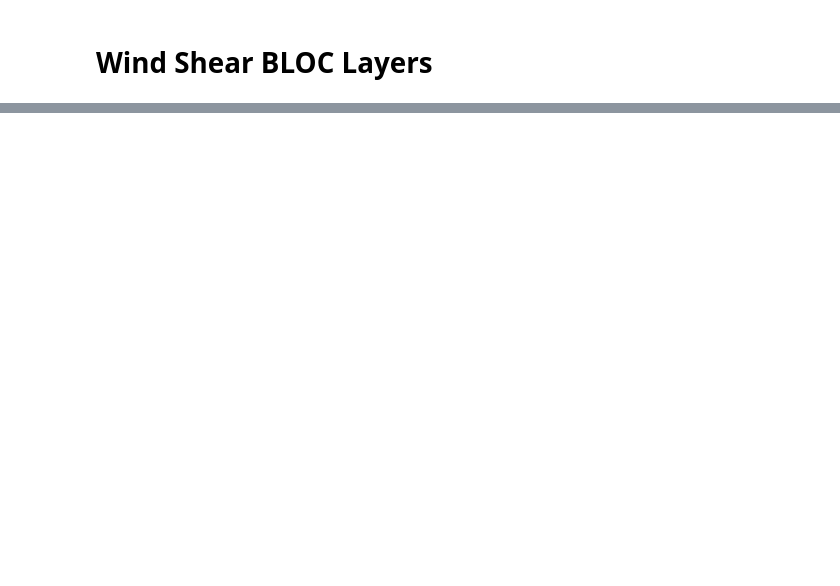
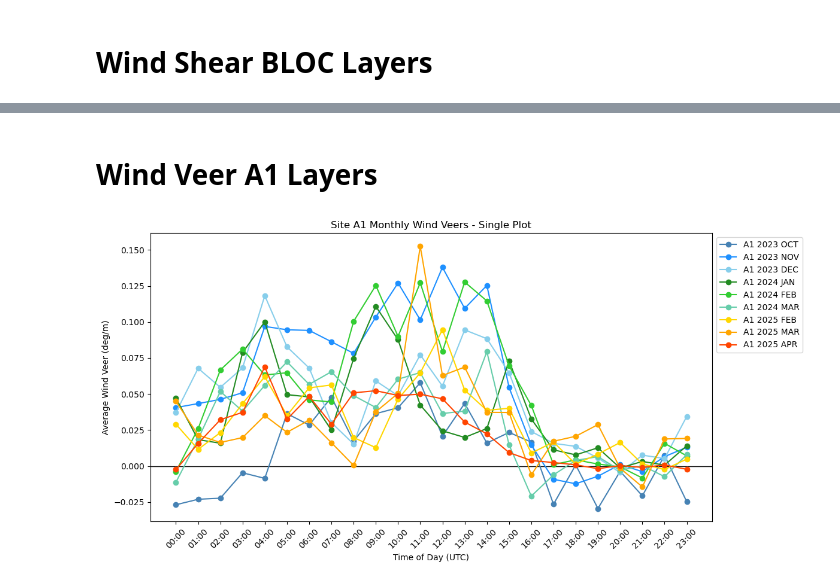
Before and after one commit to mirabelluo/AWAKEN-A1-A2_LiDAR, a Jupyter notebook: combined_monthly_plots.ipynb, the cells around one changed output, grey strips where cells are left out. Drawn from its saved outputs; the diff is of its cells as text; code cells hidden in the pictures; blank space fills up the shorter version.

Commit message:
new site! A1

```diff
--- a/combined_monthly_plots.ipynb
+++ b/combined_monthly_plots.ipynb
@@ -708,0 +732,71 @@ plotMultipleDataFrames(BLOC_dataframes[9:], labels=BLOC_labels[9:], title="BLOC
+# %% [markdown]
+# Wind Veer A1 Layers
+# %%
+import pandas as pd
+from datetime import datetime
+
+A1_directory = '/Users/mirabel.luo/Documents/AWAKEN/AWAKEN-A1-A2_LiDAR/SiteA1_Data'
+
+# Hardcoded function calls for each valid month
+A1_202310_files = filter_files_by_date(A1_directory, '20231001', '20231031')
+A1_times_veer_202310, A1_wind_veer_202310 = calculate_wind_veer(A1_202310_files)
+A1_avg_202310 = getDailyAvgWindVeer(A1_times_veer_202310, A1_wind_veer_202310, pd.to_datetime('2023-10-01'), pd.to_datetime('2023-10-31'))
+
+A1_202311_files = filter_files_by_date(A1_directory, '20231101', '20231130')
+A1_times_veer_202311, A1_wind_veer_202311 = calculate_wind_veer(A1_202311_files)
+A1_avg_202311 = getDailyAvgWindVeer(A1_times_veer_202311, A1_wind_veer_202311, pd.to_datetime('2023-11-01'), pd.to_datetime('2023-11-30'))
+
+A1_202312_files = filter_files_by_date(A1_directory, '20231201', '20231231')
+A1_times_veer_202312, A1_wind_veer_202312 = calculate_wind_veer(A1_202312_files)
+A1_avg_202312 = getDailyAvgWindVeer(A1_times_veer_202312, A1_wind_veer_202312, pd.to_datetime('2023-12-01'), pd.to_datetime('2023-12-31'))
+
+A1_202401_files = filter_files_by_date(A1_directory, '20240101', '20240131')
+A1_times_veer_202401, A1_wind_veer_202401 = calculate_wind_veer(A1_202401_files)
+A1_avg_202401 = getDailyAvgWindVeer(A1_times_veer_202401, A1_wind_veer_202401, pd.to_datetime('2024-01-01'), pd.to_datetime('2024-01-31'))
+
+A1_202402_files = filter_files_by_date(A1_directory, '20240201', '20240229')
+A1_times_veer_202402, A1_wind_veer_202402 = calculate_wind_veer(A1_202402_files)
+A1_avg_202402 = getDailyAvgWindVeer(A1_times_veer_202402, A1_wind_veer_202402, pd.to_datetime('2024-02-01'), pd.to_datetime('2024-02-29'))
+
+# Partial March 2024 before data gap
+A1_202403_files = filter_files_by_date(A1_directory, '20240301', '20240319')
+A1_times_veer_202403, A1_wind_veer_202403 = calculate_wind_veer(A1_202403_files)
+A1_avg_202403 = getDailyAvgWindVeer(A1_times_veer_202403, A1_wind_veer_202403, pd.to_datetime('2024-03-01'), pd.to_datetime('2024-03-19'))
+
+# Resume after gap in 2025
+A1_202501_files = filter_files_by_date(A1_directory, '20250101', '20250131')
+A1_times_veer_202501, A1_wind_veer_202501 = calculate_wind_veer(A1_202501_files)
+A1_avg_202501 = getDailyAvgWindVeer(A1_times_veer_202501, A1_wind_veer_202501, pd.to_datetime('2025-01-01'), pd.to_datetime('2025-01-31'))
+
+A1_202502_files = filter_files_by_date(A1_directory, '20250201', '20250228')
+A1_times_veer_202502, A1_wind_veer_202502 = calculate_wind_veer(A1_202502_files)
+A1_avg_202502 = getDailyAvgWindVeer(A1_times_veer_202502, A1_wind_veer_202502, pd.to_datetime('2025-02-01'), pd.to_datetime('2025-02-28'))
+
+A1_202503_files = filter_files_by_date(A1_directory, '20250301', '20250331')
+A1_times_veer_202503, A1_wind_veer_202503 = calculate_wind_veer(A1_202503_files)
+A1_avg_202503 = getDailyAvgWindVeer(A1_times_veer_202503, A1_wind_veer_202503, pd.to_datetime('2025-03-01'), pd.to_datetime('2025-03-31'))
+
+A1_202504_files = filter_files_by_date(A1_directory, '20250401', '20250430')
+A1_times_veer_202504, A1_wind_veer_202504 = calculate_wind_veer(A1_202504_files)
+A1_avg_202504 = getDailyAvgWindVeer(A1_times_veer_202504, A1_wind_veer_202504, pd.to_datetime('2025-04-01'), pd.to_datetime('2025-04-30'))
+
+# Aggregate and plot
+A1_dataframes = [
+    A1_avg_202310, A1_avg_202311, A1_avg_202312, A1_avg_202401, A1_avg_202402,
+    A1_avg_202403, A1_avg_202502, A1_avg_202503, A1_avg_202504
+]
+
+A1_labels = [
+    'A1 2023 OCT', 'A1 2023 NOV', 'A1 2023 DEC', 'A1 2024 JAN', 'A1 2024 FEB',
+    'A1 2024 MAR', 'A1 2025 FEB', 'A1 2025 MAR', 'A1 2025 APR'
+]
+
+plotMultipleDataFrames(
+    A1_dataframes,
+    labels=A1_labels,
+    title="Site A1 Monthly Wind Veers - Single Plot",
+    xlabel="Time of Day (UTC)",
+    ylabel="Average Wind Veer (deg/m)"
+)
+# %% [output]
+[figure, added]
```
Also changed, not shown: parts of 8 cells of this notebook, 3 other files.
